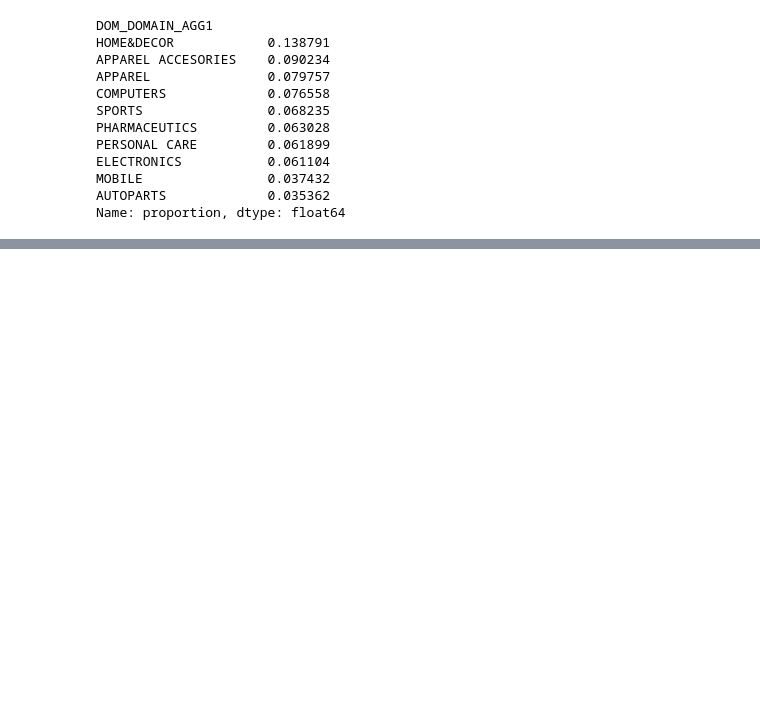
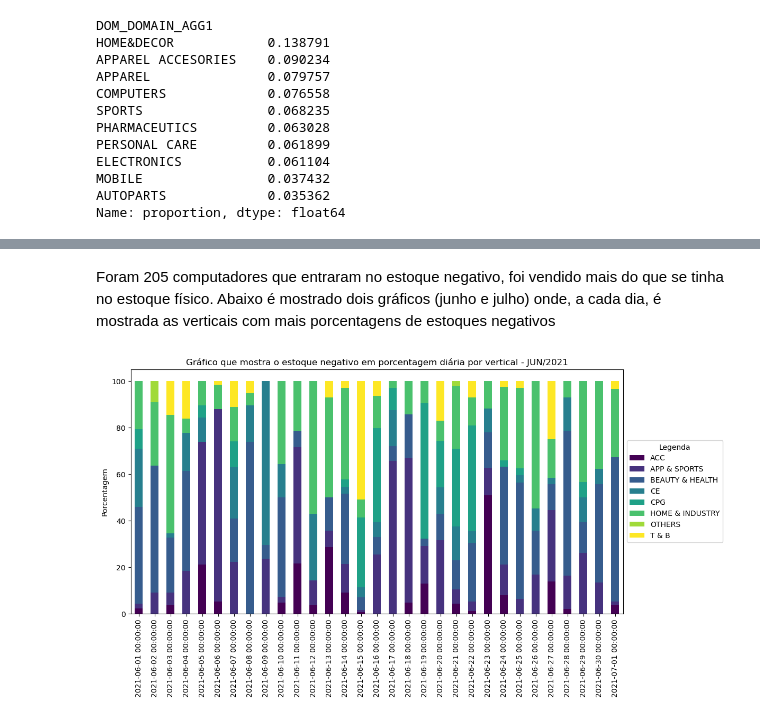
Before and after one commit to remarchese/meli_technical_challenge, a Jupyter notebook: DS Challenge - Case 1.ipynb, the cells around one changed output, grey strips where cells are left out. Cells and saved outputs as stored; diff of their text form; code cells hidden in the pictures; blank space fills up the shorter version.

```diff
--- a/DS Challenge - Case 1.ipynb
+++ b/DS Challenge - Case 1.ipynb
@@ -605,0 +612,22 @@ df[df['DOMAIN_ID']=='WINES'].sort_values('OFFER_START_DTTM')
+# %% [markdown]
+Foram 205 computadores que entraram no estoque negativo, foi vendido mais do que se tinha no estoque físico. Abaixo é mostrado dois gráficos (junho e julho) onde, a cada dia, é mostrada as verticais com mais porcentagens de estoques negativos
+# %%
+df_percentage = df_neg1.pivot_table(index='OFFER_START_DATE', columns='VERTICAL', values='ESTOQUE_NEGATIVO', aggfunc='sum', fill_value=0)
+df_percentage = df_percentage.div(df_percentage.sum(axis=1), axis=0) * 100
+
+ax = df_percentage[:'2021-07-01'].plot(kind='bar', stacked=True, figsize=(12, 6), cmap='viridis')
+
+plt.xlabel('')
+plt.ylabel('Porcentagem')
+plt.title('Gráfico que mostra o estoque negativo em porcentagem diária por vertical - JUN/2021')
+
+# for p in ax.patches:
+#     width, height = p.get_width(), p.get_height()
+#     x, y = p.get_xy()
+#     ax.annotate(f'{height:.1f}%', (x + width / 2, y + height + 1), ha='center')
+
+ax.legend(loc='center left', bbox_to_anchor=(1, 0.5), title='Legenda')
+
+plt.show()
+# %% [output]
+[figure, added]
```
Also changed, not shown: parts of 77 cells of this notebook.
